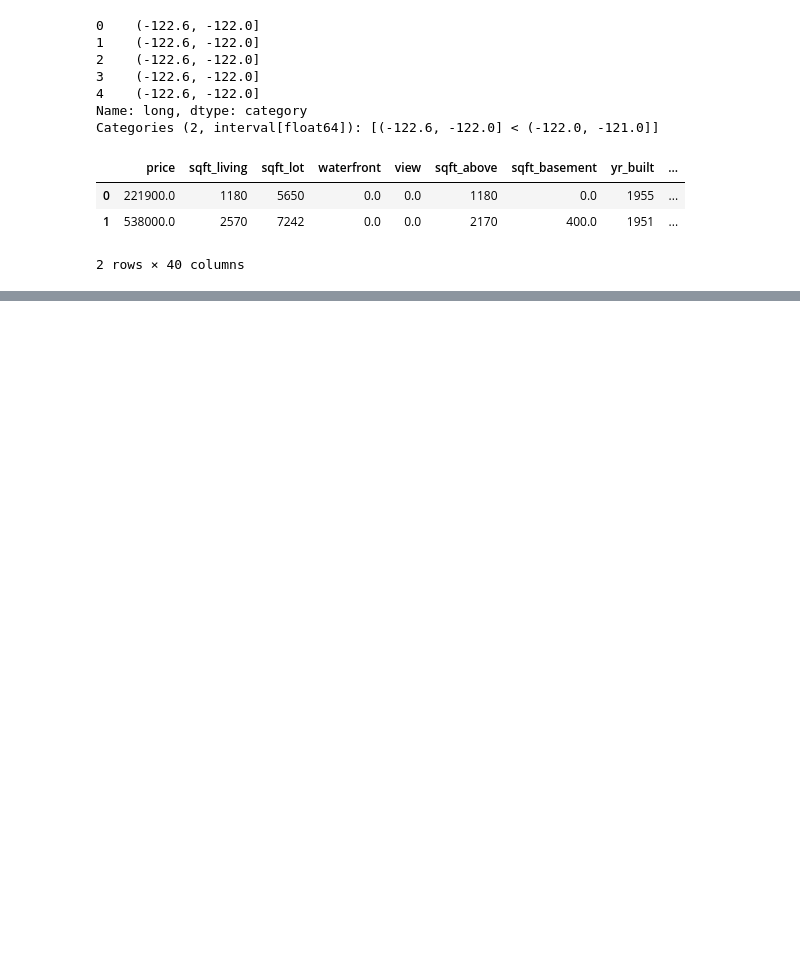
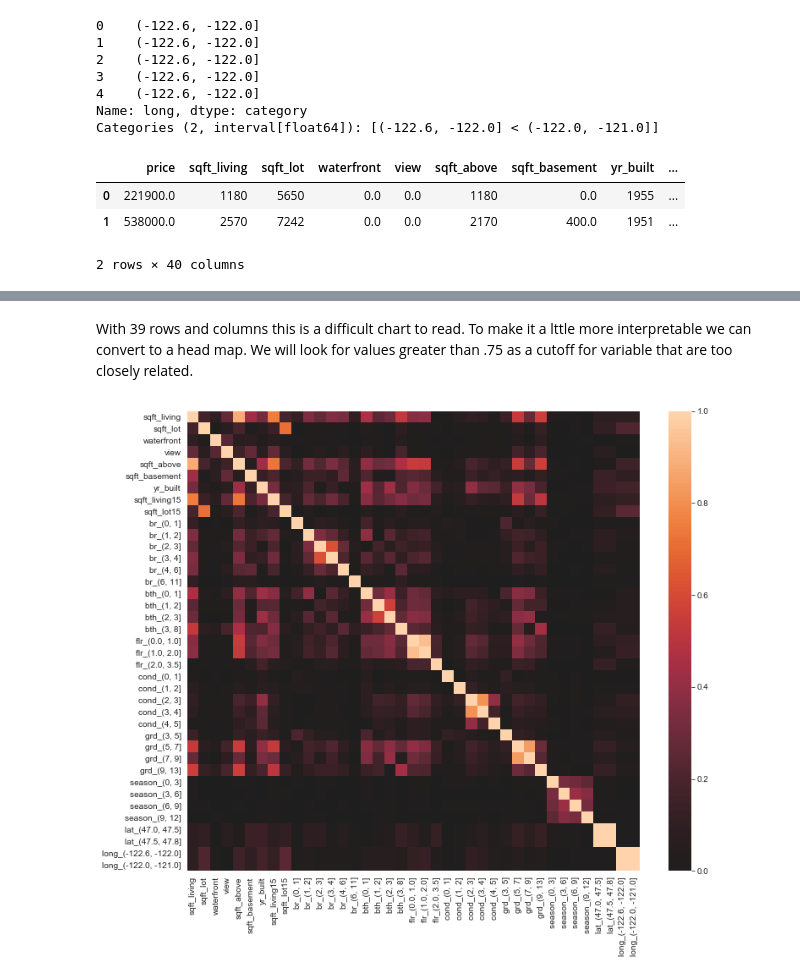
Before and after one commit to rab175/dsc-v2-mod1-final-project-online-ds-pt-071519, a Jupyter notebook: student.ipynb, the cells around one changed output, grey strips where cells are left out. Cells and saved outputs as stored; diff of their text form; code cells hidden in the pictures; blank space fills up the shorter version.

```diff
--- a/student.ipynb
+++ b/student.ipynb
@@ -1203,0 +1189,4 @@ sns.heatmap(hm.corr(), center=.0);
+# %%
+# To analyze our independent variables we will create a slice of the dataframe without 'price'
+df_dv = df3.iloc[:,1:]
+df_dv.head(2)
@@ -1203,0 +1246,8 @@ sns.heatmap(hm.corr(), center=.0);
+# %% [markdown]
+With 39 rows and columns this is a difficult chart to read. To make it a lttle more interpretable we can convert to a head map. We will look for values greater than .75 as a cutoff for variable that are too closely related.
+# %%
+# create a heatmap to visualy inspect correlation
+plt.figure(figsize=(12,10))
+sns.heatmap(abs(df_dv.corr()), center=.0, xticklabels=df_dv.columns.values, yticklabels=df_dv.columns.values);
+# %% [output]
+[figure, added]
```
Also changed, not shown: parts of 43 cells of this notebook.
